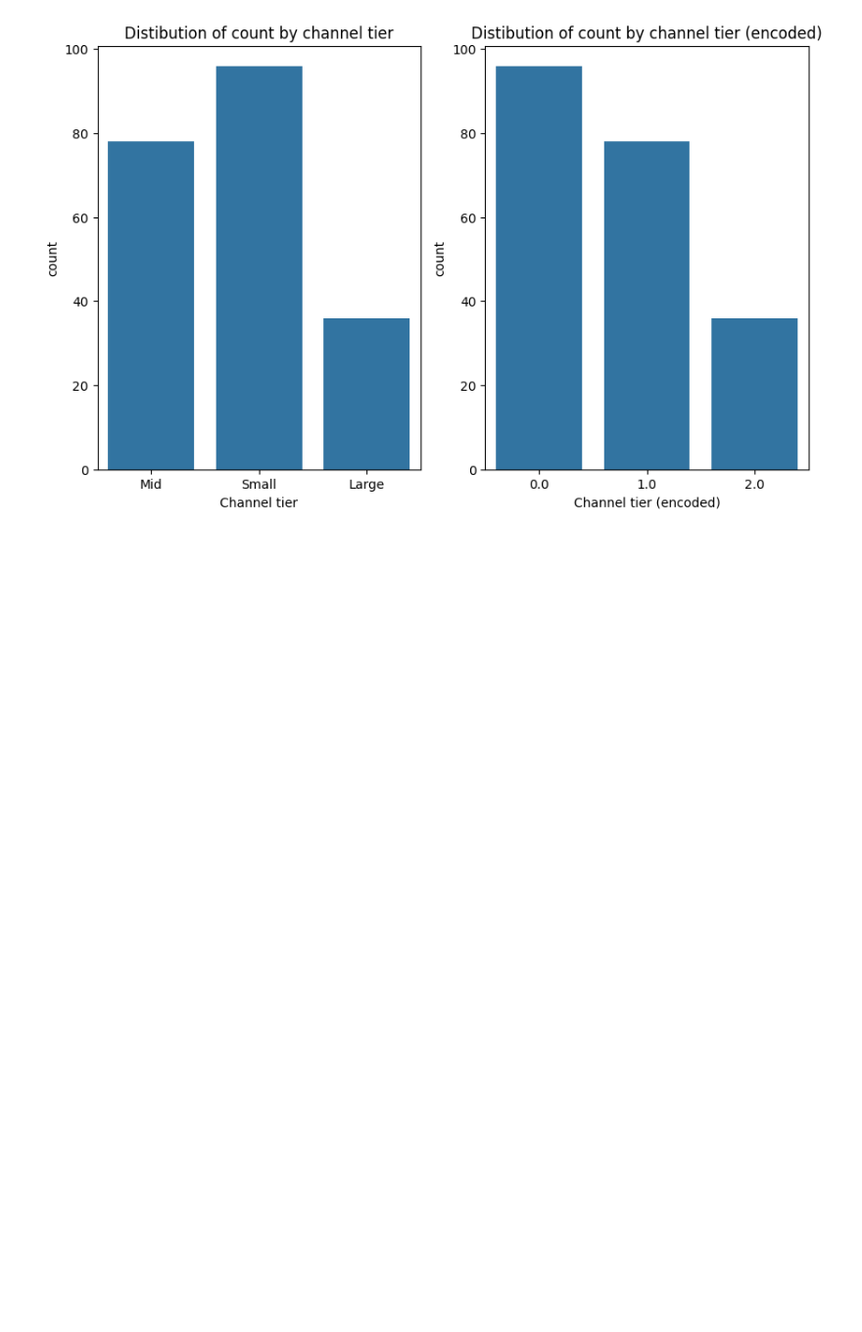
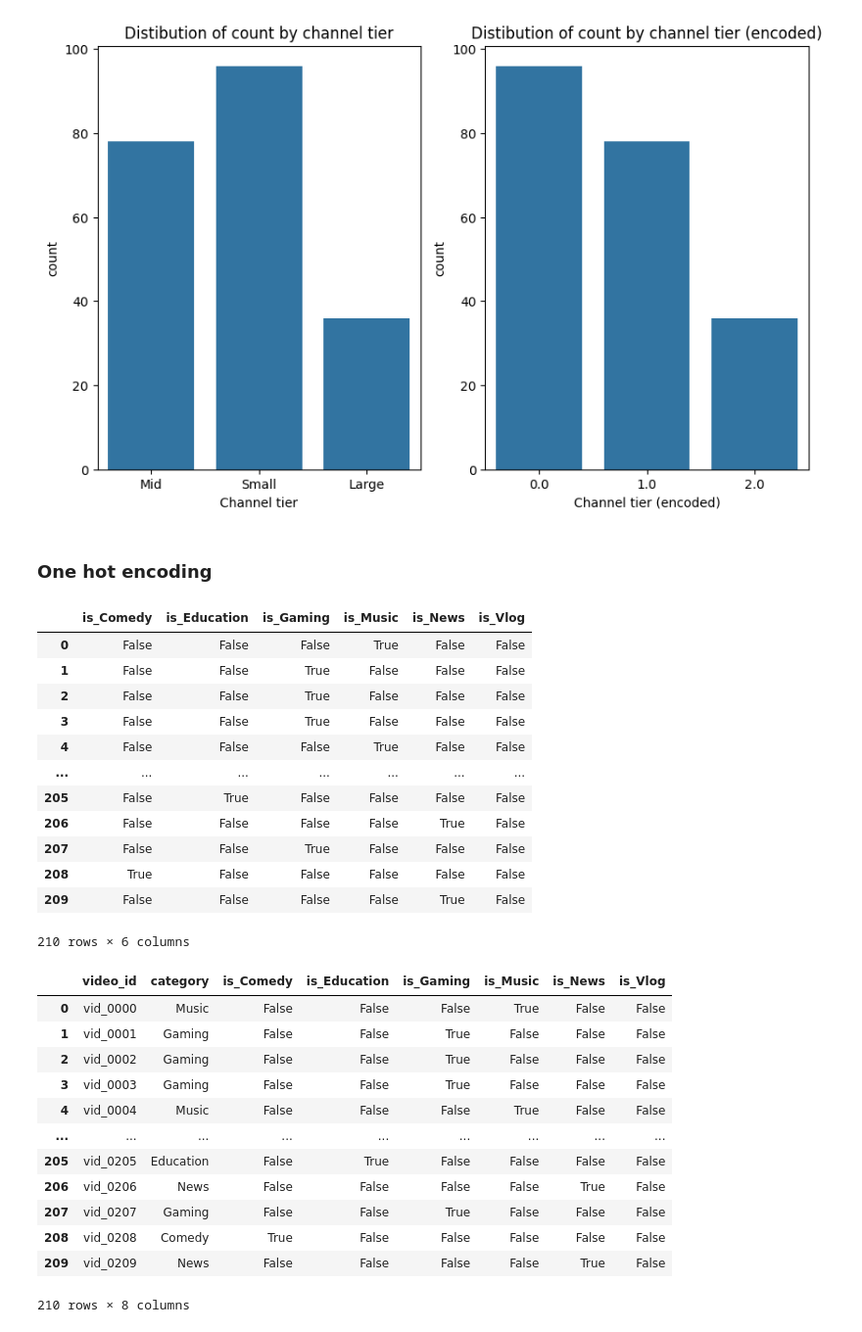
Before and after one commit to atifmmahmud/mahmud_atif_LabTask, a Jupyter notebook: LabTask04/Jun8_Code.ipynb, the cells around one changed output. Shown at 98% size. Saved outputs shown, nothing was run; the diff lists cells and outputs as text; code cells hidden in the pictures; blank space fills up the shorter version.

```diff
--- a/LabTask04/Jun8_Code.ipynb
+++ b/LabTask04/Jun8_Code.ipynb
@@ -175,3 +175,37 @@ ax[1].set_xlabel("Channel tier (encoded)")
 # %% [output]
 Text(0.5, 0, 'Channel tier (encoded)')
 [figure]
+# %% [markdown]
+### One hot encoding
+# %%
+dummyVars = pd.get_dummies(df_videos["category"], prefix="is")
+display(dummyVars)
+result = pd.concat([df_videos[["video_id", "category"]], dummyVars], axis=1)
+display(result)
+# %% [output]
+|  | is_Comedy | is_Education | is_Gaming | is_Music | is_News | is_Vlog |
+| 0 | False | False | False | True | False | False |
+| 1 | False | False | True | False | False | False |
+| 2 | False | False | True | False | False | False |
+| 3 | False | False | True | False | False | False |
+| 4 | False | False | False | True | False | False |
+| ... | ... | ... | ... | ... | ... | ... |
+| 205 | False | True | False | False | False | False |
+| 206 | False | False | False | False | True | False |
+| 207 | False | False | True | False | False | False |
+| 208 | True | False | False | False | False | False |
+| 209 | False | False | False | False | True | False |
+210 rows × 6 columns
+|  | video_id | category | is_Comedy | is_Education | is_Gaming | is_Music | is_News | is_Vlog |
+| 0 | vid_0000 | Music | False | False | False | True | False | False |
+| 1 | vid_0001 | Gaming | False | False | True | False | False | False |
+| 2 | vid_0002 | Gaming | False | False | True | False | False | False |
+| 3 | vid_0003 | Gaming | False | False | True | False | False | False |
+| 4 | vid_0004 | Music | False | False | False | True | False | False |
+| ... | ... | ... | ... | ... | ... | ... | ... | ... |
+| 205 | vid_0205 | Education | False | True | False | False | False | False |
+| 206 | vid_0206 | News | False | False | False | False | True | False |
+| 207 | vid_0207 | Gaming | False | False | True | False | False | False |
+| 208 | vid_0208 | Comedy | True | False | False | False | False | False |
+| 209 | vid_0209 | News | False | False | False | False | True | False |
+210 rows × 8 columns
```
Also changed, not shown: parts of 8 cells of this notebook.
